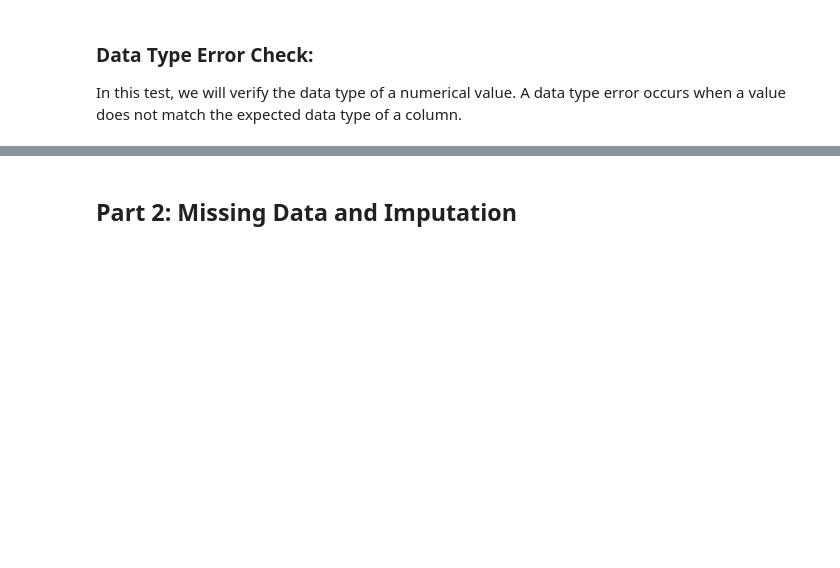
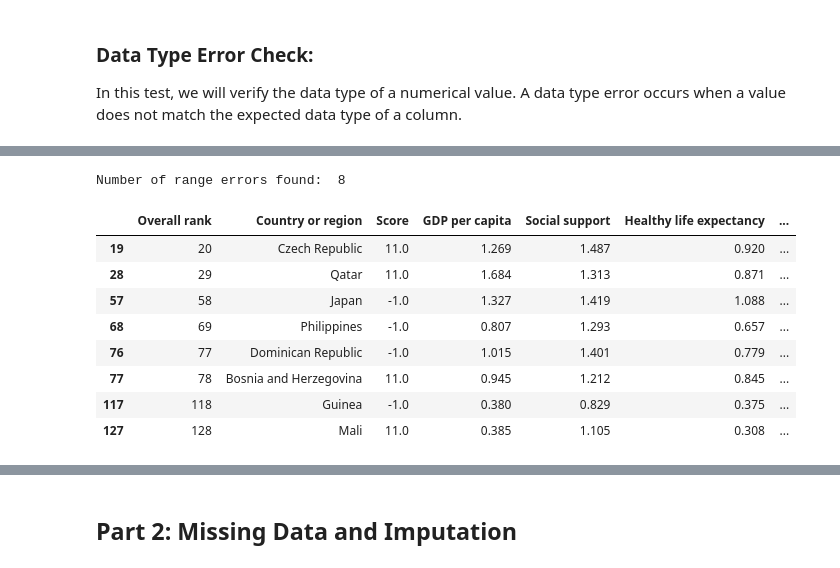
Before and after one commit to michaelmassaad02/CSI4142_Assignment2, a Jupyter notebook: CSI4142-Assignment2.ipynb, the cells around one changed output, grey strips where cells are left out. Saved outputs shown, nothing was run; the diff lists cells and outputs as text; code cells hidden in the pictures; blank space fills up the shorter version.

```diff
--- a/CSI4142-Assignment2.ipynb
+++ b/CSI4142-Assignment2.ipynb
@@ -59,0 +138,33 @@ Number of datatype errors found:  8
+# %%
+# Introducing around 5% error by adding negative values and values greater than 10 to the score column
+
+data_copy = data_original.copy()
+
+range_error_rows = sample_indices(data_copy, 0.05)
+
+half = len(range_error_rows) // 2 # Split the indices into two halves, one for negative values and one for values greater than 10
+
+data_copy.loc[range_error_rows[:half], "Score"] = -1  # Assign negative values to the first half
+
+data_copy.loc[range_error_rows[half:], "Score"] = 11  # Assign values greater than 10 to the second half
+# %%
+# Error Finding: Identifying rows with out-of-range values in the "Score" column
+def find_out_of_range_rows(data, column, min_value, max_value):
+    out_of_range_rows = data[(data[column] < min_value) | (data[column] > max_value)]
+    return out_of_range_rows
+
+errors = find_out_of_range_rows(data_copy, "Score", 0, 10)
+print("Number of range errors found: ", len(errors))
+
+errors.head(8)
+# %% [output]
+Number of range errors found:  8
+|  | Overall rank | Country or region | Score | GDP per capita | Social support | Healthy life expectancy | ... |
+| 19 | 20 | Czech Republic | 11.0 | 1.269 | 1.487 | 0.920 | ... |
+| 28 | 29 | Qatar | 11.0 | 1.684 | 1.313 | 0.871 | ... |
+| 57 | 58 | Japan | -1.0 | 1.327 | 1.419 | 1.088 | ... |
+| 68 | 69 | Philippines | -1.0 | 0.807 | 1.293 | 0.657 | ... |
+| 76 | 77 | Dominican Republic | -1.0 | 1.015 | 1.401 | 0.779 | ... |
+| 77 | 78 | Bosnia and Herzegovina | 11.0 | 0.945 | 1.212 | 0.845 | ... |
+| 117 | 118 | Guinea | -1.0 | 0.380 | 0.829 | 0.375 | ... |
+| 127 | 128 | Mali | 11.0 | 0.385 | 1.105 | 0.308 | ... |
```
Also changed, not shown: parts of 36 cells of this notebook.
